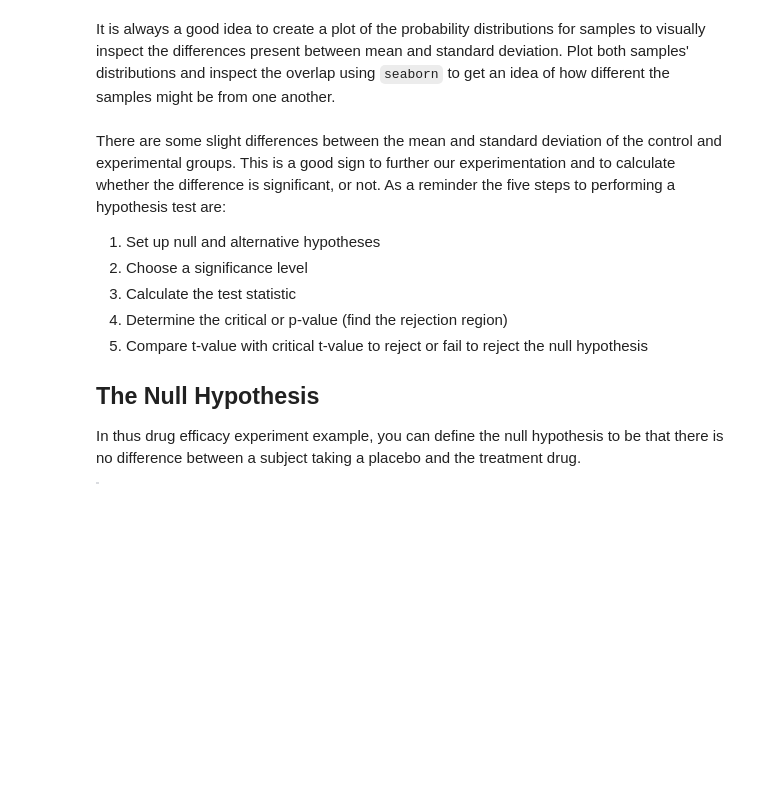
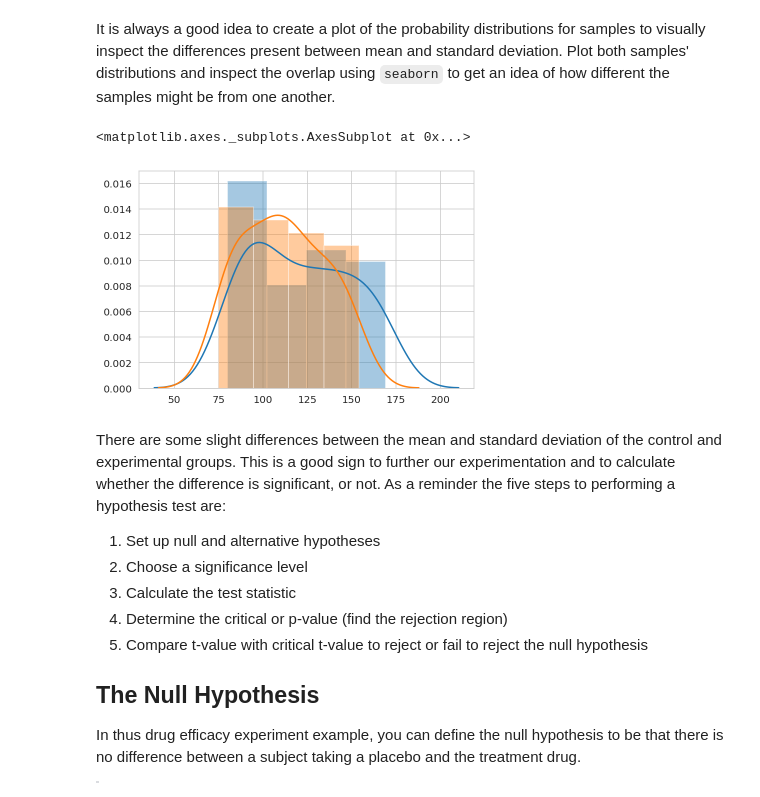
Before and after one commit to gywooo1/dsc-two-sample-t-tests-lab-hbs-ds-060120, a Jupyter notebook: index.ipynb, the cells around one changed output. Saved outputs shown, nothing was run; the diff lists cells and outputs as text; code cells hidden in the pictures; blank space fills up the shorter version.

```diff
--- a/index.ipynb
+++ b/index.ipynb
@@ -56,7 +56,10 @@ It is always a good idea to create a plot of the probability distributions for s
 # %%
 # Create a plot showing overlapping of distribution means and sds for inspection
 sns.distplot(control)
-sns.distplot
+sns.distplot(experimental)
+# %% [output]
+<matplotlib.axes._subplots.AxesSubplot at 0x...>
+[figure, added]
 # %% [markdown]
 There are some slight differences between the mean and standard deviation of the control and experimental groups. This is a good sign to further our experimentation and to calculate whether the difference is significant, or not. As a reminder the five steps to performing a hypothesis test are:
 
```
